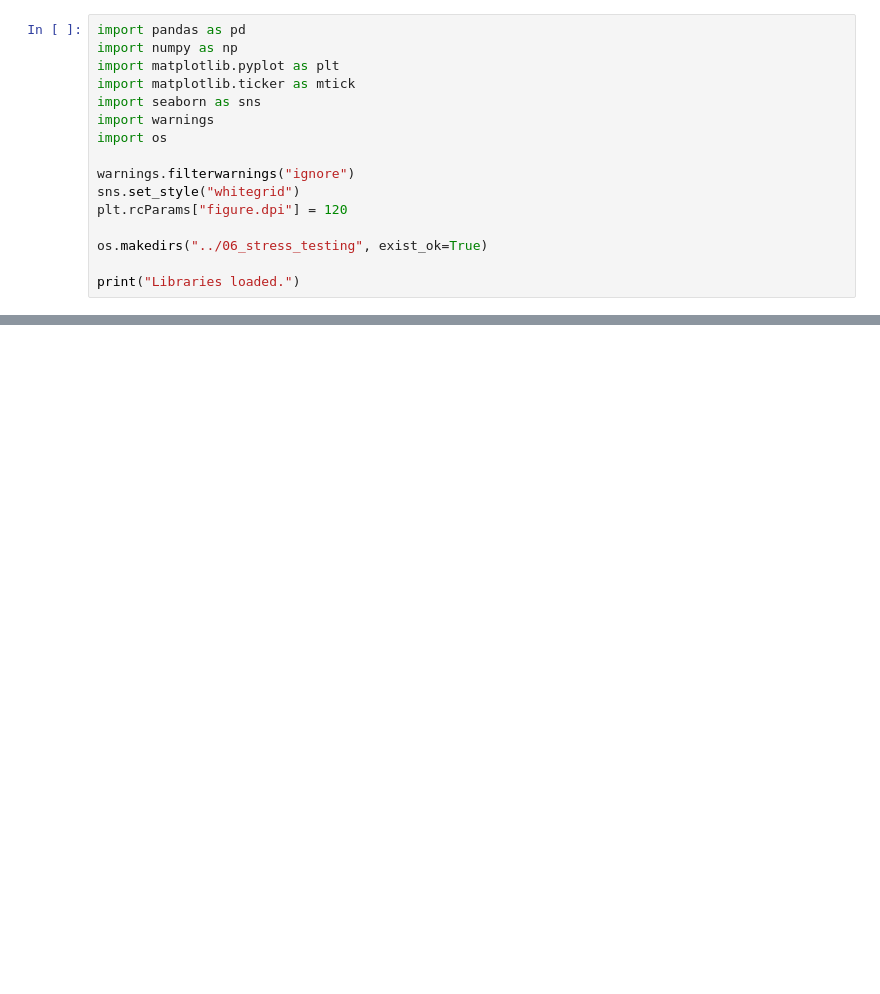
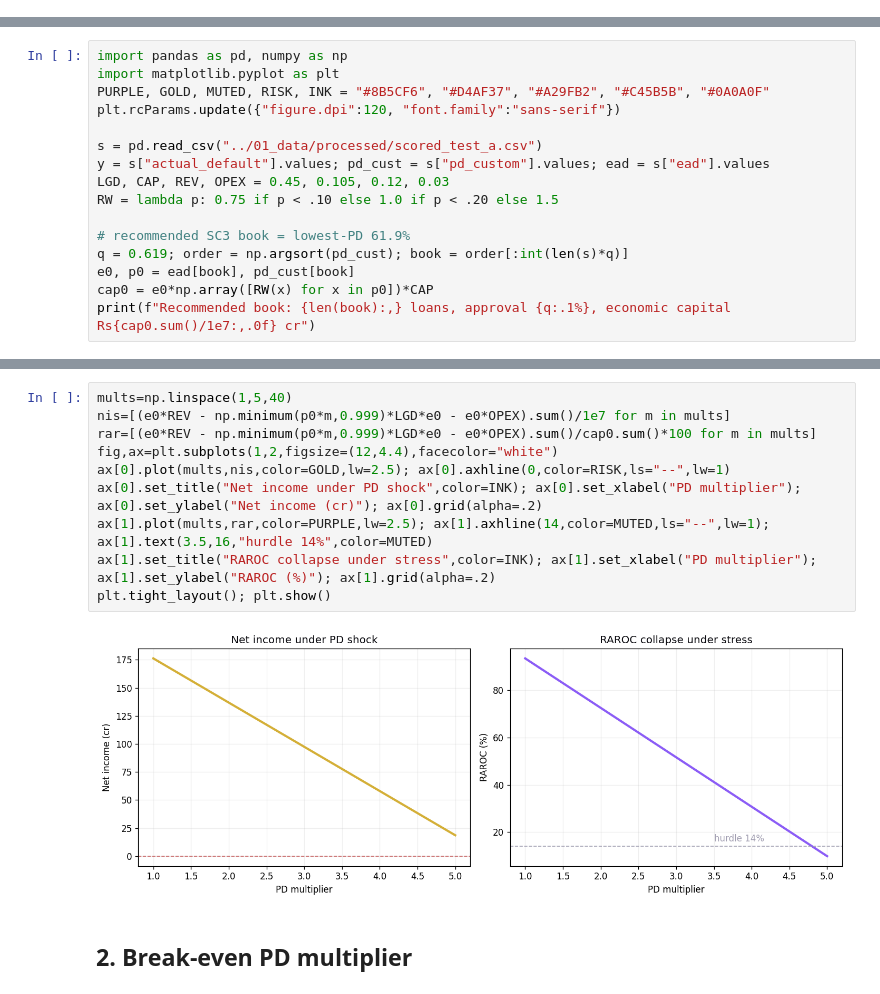
Before and after one commit to hiralsarkar/AI-Credit-Intelligence-System, a Jupyter notebook: 01_module_a_application_risk/02_notebooks/06_stress_testing.ipynb, the cells around one changed output, grey strips where cells are left out. Drawn from its saved outputs; the diff is of its cells as text; blank space fills up the shorter version.

Commit message:
Module A: update stress-testing notebook

```diff
--- a/01_module_a_application_risk/02_notebooks/06_stress_testing.ipynb
+++ b/01_module_a_application_risk/02_notebooks/06_stress_testing.ipynb
@@ -46,16 +0,0 @@ Three macro scenarios are simulated, calibrated to realistic Indian banking stre
-# %%
-import pandas as pd
-import numpy as np
-import matplotlib.pyplot as plt
-import matplotlib.ticker as mtick
-import seaborn as sns
-import warnings
-import os
-
-warnings.filterwarnings("ignore")
-sns.set_style("whitegrid")
-plt.rcParams["figure.dpi"] = 120
-
-os.makedirs("../06_stress_testing", exist_ok=True)
-
-print("Libraries loaded.")
@@ -805,0 +17,16 @@ Together these six notebooks demonstrate a complete AI-driven risk decisioning s
+# %%
+import pandas as pd, numpy as np
+import matplotlib.pyplot as plt
+PURPLE, GOLD, MUTED, RISK, INK = "#8B5CF6", "#D4AF37", "#A29FB2", "#C45B5B", "#0A0A0F"
+plt.rcParams.update({"figure.dpi":120, "font.family":"sans-serif"})
+
+s = pd.read_csv("../01_data/processed/scored_test_a.csv")
+y = s["actual_default"].values; pd_cust = s["pd_custom"].values; ead = s["ead"].values
+LGD, CAP, REV, OPEX = 0.45, 0.105, 0.12, 0.03
+RW = lambda p: 0.75 if p < .10 else 1.0 if p < .20 else 1.5
+
+# recommended SC3 book = lowest-PD 61.9%
+q = 0.619; order = np.argsort(pd_cust); book = order[:int(len(s)*q)]
+e0, p0 = ead[book], pd_cust[book]
+cap0 = e0*np.array([RW(x) for x in p0])*CAP
+print(f"Recommended book: {len(book):,} loans, approval {q:.1%}, economic capital Rs{cap0.sum()/1e7:,.0f} cr")
@@ -805,0 +54,14 @@ Together these six notebooks demonstrate a complete AI-driven risk decisioning s
+# %%
+mults=np.linspace(1,5,40)
+nis=[(e0*REV - np.minimum(p0*m,0.999)*LGD*e0 - e0*OPEX).sum()/1e7 for m in mults]
+rar=[(e0*REV - np.minimum(p0*m,0.999)*LGD*e0 - e0*OPEX).sum()/cap0.sum()*100 for m in mults]
+fig,ax=plt.subplots(1,2,figsize=(12,4.4),facecolor="white")
+ax[0].plot(mults,nis,color=GOLD,lw=2.5); ax[0].axhline(0,color=RISK,ls="--",lw=1)
+ax[0].set_title("Net income under PD shock",color=INK); ax[0].set_xlabel("PD multiplier"); ax[0].set_ylabel("Net income (cr)"); ax[0].grid(alpha=.2)
+ax[1].plot(mults,rar,color=PURPLE,lw=2.5); ax[1].axhline(14,color=MUTED,ls="--",lw=1); ax[1].text(3.5,16,"hurdle 14%",color=MUTED)
+ax[1].set_title("RAROC collapse under stress",color=INK); ax[1].set_xlabel("PD multiplier"); ax[1].set_ylabel("RAROC (%)"); ax[1].grid(alpha=.2)
+plt.tight_layout(); plt.show()
+# %% [output]
+[figure, added]
+# %% [markdown]
+## 2. Break-even PD multiplier
```
Also changed, not shown: parts of 35 cells of this notebook.
